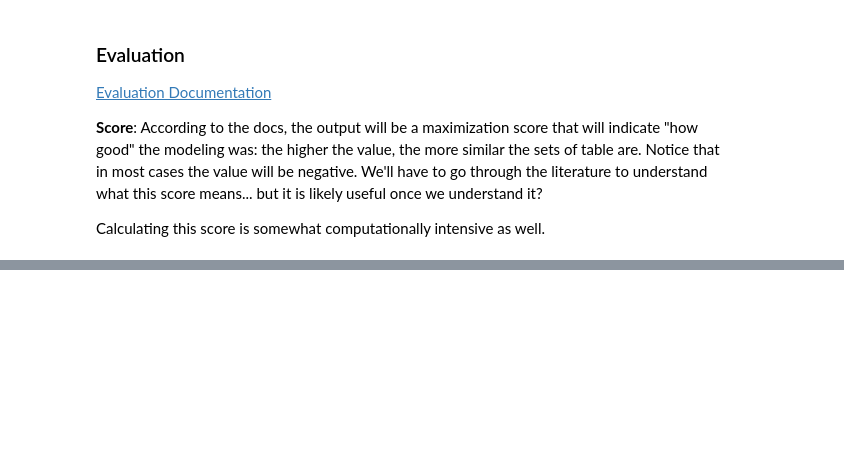
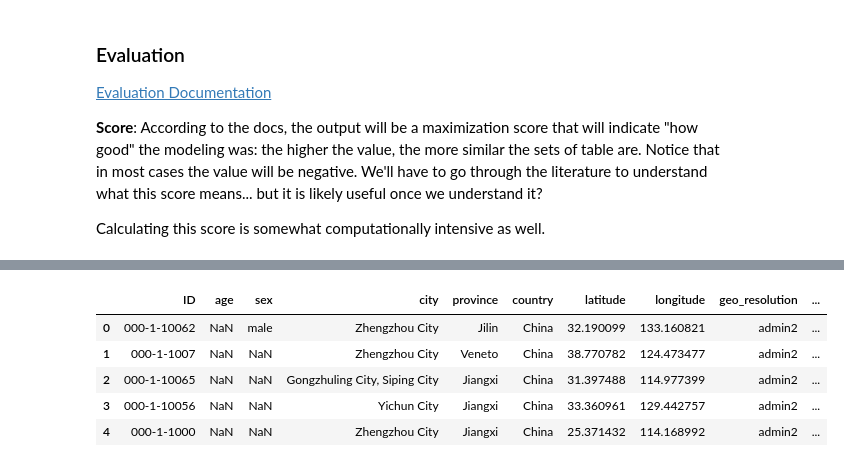
Before and after one commit to datakind/Mar21-synthetic-data, a Jupyter notebook: sdv/covid_dataset_sdv_test.ipynb, the cells around one changed output, grey strips where cells are left out. Cells and saved outputs as stored; diff of their text form; code cells hidden in the pictures; blank space fills up the shorter version.

Commit message:
updated sample data with constraints

```diff
--- a/sdv/covid_dataset_sdv_test.ipynb
+++ b/sdv/covid_dataset_sdv_test.ipynb
@@ -190,0 +189,9 @@ sampled
+# %%
+sampled.head()
+# %% [output]
+|  | ID | age | sex | city | province | country | latitude | longitude | geo_resolution | ... |
+| 0 | 000-1-10062 | NaN | male | Zhengzhou City | Jilin | China | 32.190099 | 133.160821 | admin2 | ... |
+| 1 | 000-1-1007 | NaN | NaN | Zhengzhou City | Veneto | China | 38.770782 | 124.473477 | admin2 | ... |
+| 2 | 000-1-10065 | NaN | NaN | Gongzhuling City, Siping City | Jiangxi | China | 31.397488 | 114.977399 | admin2 | ... |
+| 3 | 000-1-10056 | NaN | NaN | Yichun City | Jiangxi | China | 33.360961 | 129.442757 | admin2 | ... |
+| 4 | 000-1-1000 | NaN | NaN | Zhengzhou City | Jiangxi | China | 25.371432 | 114.168992 | admin2 | ... |
```
Also changed, not shown: parts of 29 cells of this notebook.
